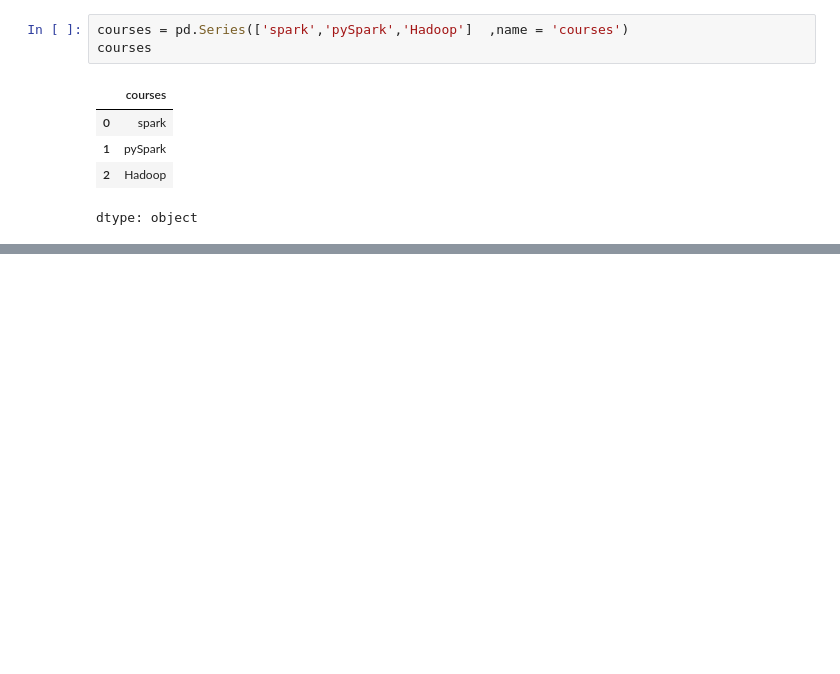
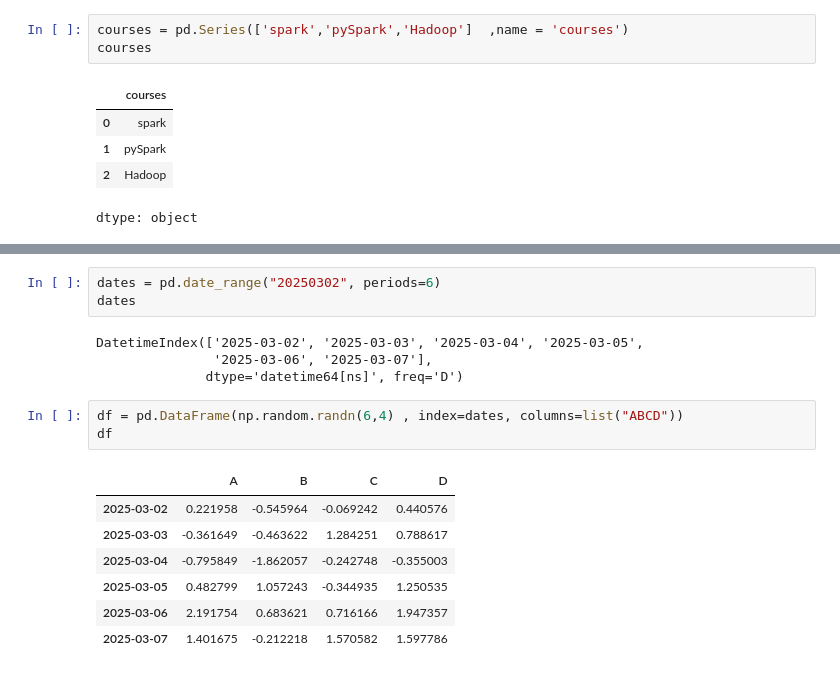
Before and after one commit to kimdfarm/2025-1-myclass-BDA, a Jupyter notebook: inclass/02w_B_0312_pandas_basic.ipynb, the cells around one changed output, grey strips where cells are left out. Drawn from its saved outputs; the diff is of its cells as text; blank space fills up the shorter version.

```diff
--- a/inclass/02w_B_0312_pandas_basic.ipynb
+++ b/inclass/02w_B_0312_pandas_basic.ipynb
@@ -313,0 +559,18 @@ dtype: object
+# %%
+dates = pd.date_range("20250302", periods=6)
+dates
+# %% [output]
+DatetimeIndex(['2025-03-02', '2025-03-03', '2025-03-04', '2025-03-05',
+               '2025-03-06', '2025-03-07'],
+              dtype='datetime64[ns]', freq='D')
+# %%
+df = pd.DataFrame(np.random.randn(6,4) , index=dates, columns=list("ABCD"))
+df
+# %% [output]
+|  | A | B | C | D |
+| 2025-03-02 | 0.221958 | -0.545964 | -0.069242 | 0.440576 |
+| 2025-03-03 | -0.361649 | -0.463622 | 1.284251 | 0.788617 |
+| 2025-03-04 | -0.795849 | -1.862057 | -0.242748 | -0.355003 |
+| 2025-03-05 | 0.482799 | 1.057243 | -0.344935 | 1.250535 |
+| 2025-03-06 | 2.191754 | 0.683621 | 0.716166 | 1.947357 |
+| 2025-03-07 | 1.401675 | -0.212218 | 1.570582 | 1.597786 |
```
Also changed, not shown: parts of 32 cells of this notebook.
